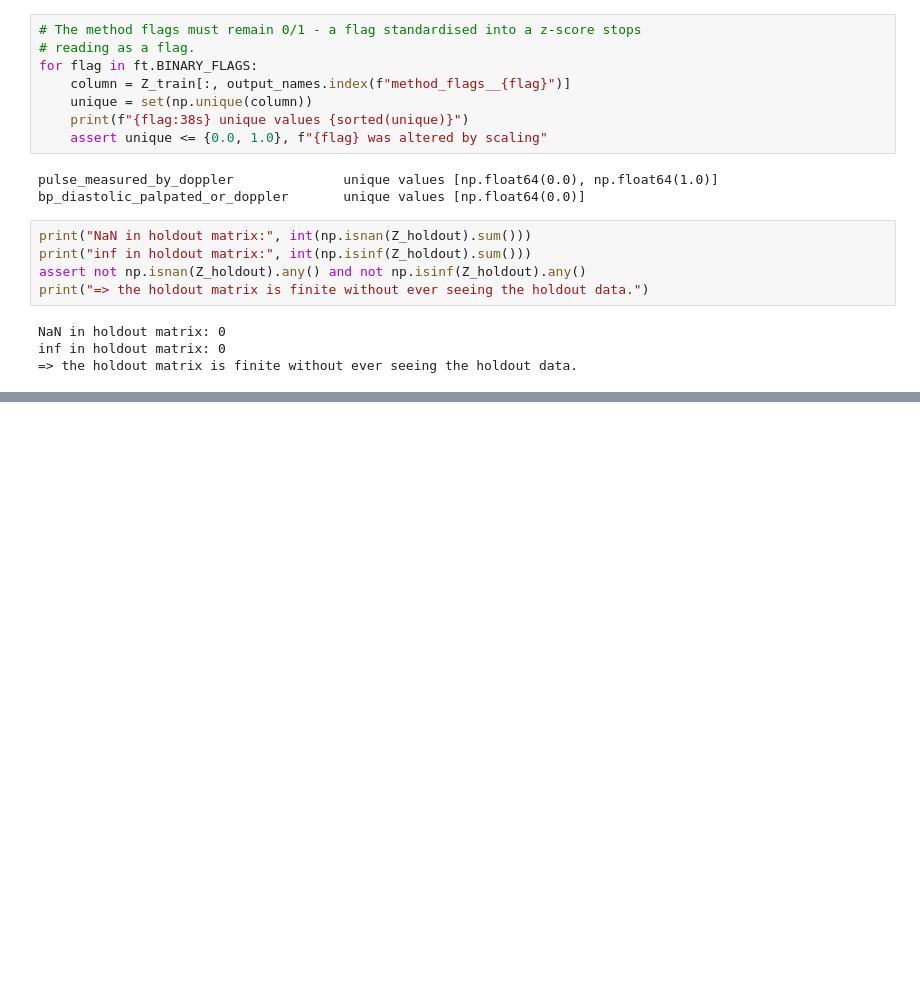
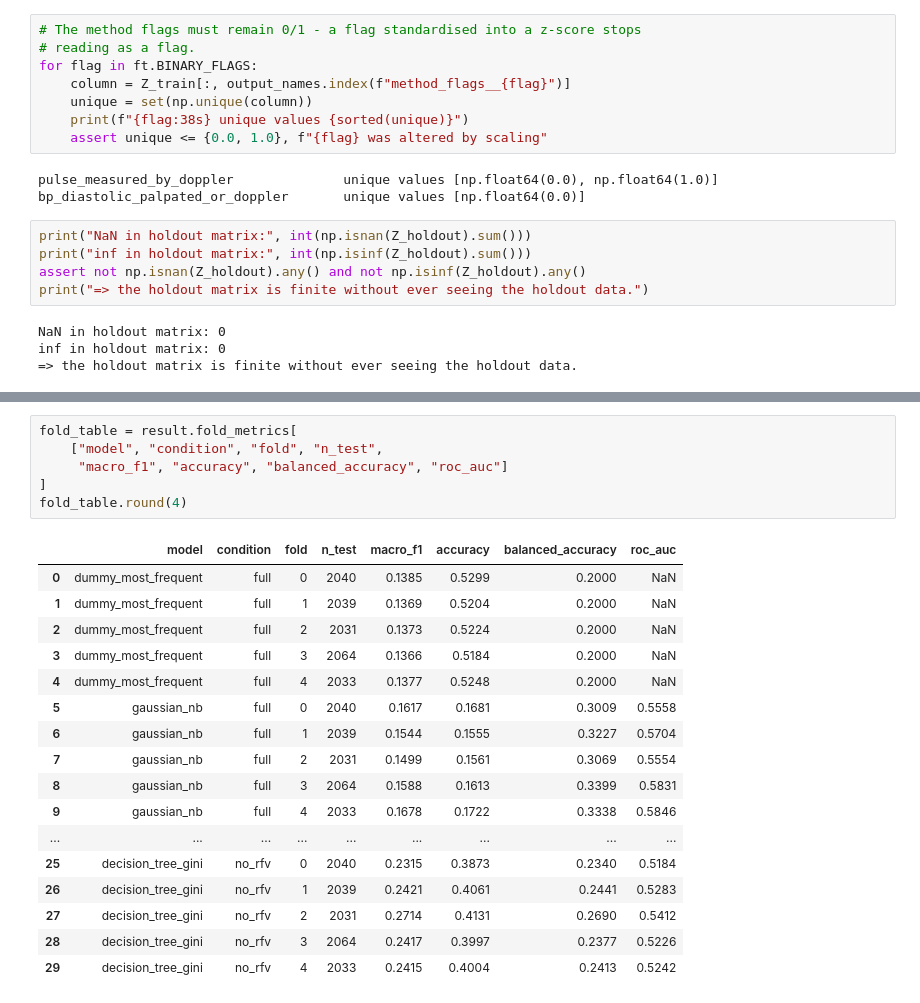
Before and after one commit to harisrana-dev/NHAMCS-TriageML, a Jupyter notebook: notebooks/01_assignment1_part1_eda_and_pipeline.ipynb, the cells around one changed output, grey strips where cells are left out. Saved outputs shown, nothing was run; the diff lists cells and outputs as text; blank space fills up the shorter version.

```diff
--- a/notebooks/01_assignment1_part1_eda_and_pipeline.ipynb
+++ b/notebooks/01_assignment1_part1_eda_and_pipeline.ipynb
@@ -834,0 +1022,24 @@ recorded in the audit.
+# %%
+fold_table = result.fold_metrics[
+    ["model", "condition", "fold", "n_test",
+     "macro_f1", "accuracy", "balanced_accuracy", "roc_auc"]
+]
+fold_table.round(4)
+# %% [output]
+|  | model | condition | fold | n_test | macro_f1 | accuracy | balanced_accuracy | roc_auc |
+| 0 | dummy_most_frequent | full | 0 | 2040 | 0.1385 | 0.5299 | 0.2000 | NaN |
+| 1 | dummy_most_frequent | full | 1 | 2039 | 0.1369 | 0.5204 | 0.2000 | NaN |
+| 2 | dummy_most_frequent | full | 2 | 2031 | 0.1373 | 0.5224 | 0.2000 | NaN |
+| 3 | dummy_most_frequent | full | 3 | 2064 | 0.1366 | 0.5184 | 0.2000 | NaN |
+| 4 | dummy_most_frequent | full | 4 | 2033 | 0.1377 | 0.5248 | 0.2000 | NaN |
+| 5 | gaussian_nb | full | 0 | 2040 | 0.1617 | 0.1681 | 0.3009 | 0.5558 |
+| 6 | gaussian_nb | full | 1 | 2039 | 0.1544 | 0.1555 | 0.3227 | 0.5704 |
+| 7 | gaussian_nb | full | 2 | 2031 | 0.1499 | 0.1561 | 0.3069 | 0.5554 |
+| 8 | gaussian_nb | full | 3 | 2064 | 0.1588 | 0.1613 | 0.3399 | 0.5831 |
+| 9 | gaussian_nb | full | 4 | 2033 | 0.1678 | 0.1722 | 0.3338 | 0.5846 |
+| ... | ... | ... | ... | ... | ... | ... | ... | ... |
+| 25 | decision_tree_gini | no_rfv | 0 | 2040 | 0.2315 | 0.3873 | 0.2340 | 0.5184 |
+| 26 | decision_tree_gini | no_rfv | 1 | 2039 | 0.2421 | 0.4061 | 0.2441 | 0.5283 |
+| 27 | decision_tree_gini | no_rfv | 2 | 2031 | 0.2714 | 0.4131 | 0.2690 | 0.5412 |
+| 28 | decision_tree_gini | no_rfv | 3 | 2064 | 0.2417 | 0.3997 | 0.2377 | 0.5226 |
+| 29 | decision_tree_gini | no_rfv | 4 | 2033 | 0.2415 | 0.4004 | 0.2413 | 0.5242 |
```
Also changed, not shown: parts of 28 cells of this notebook, 2 other files.
